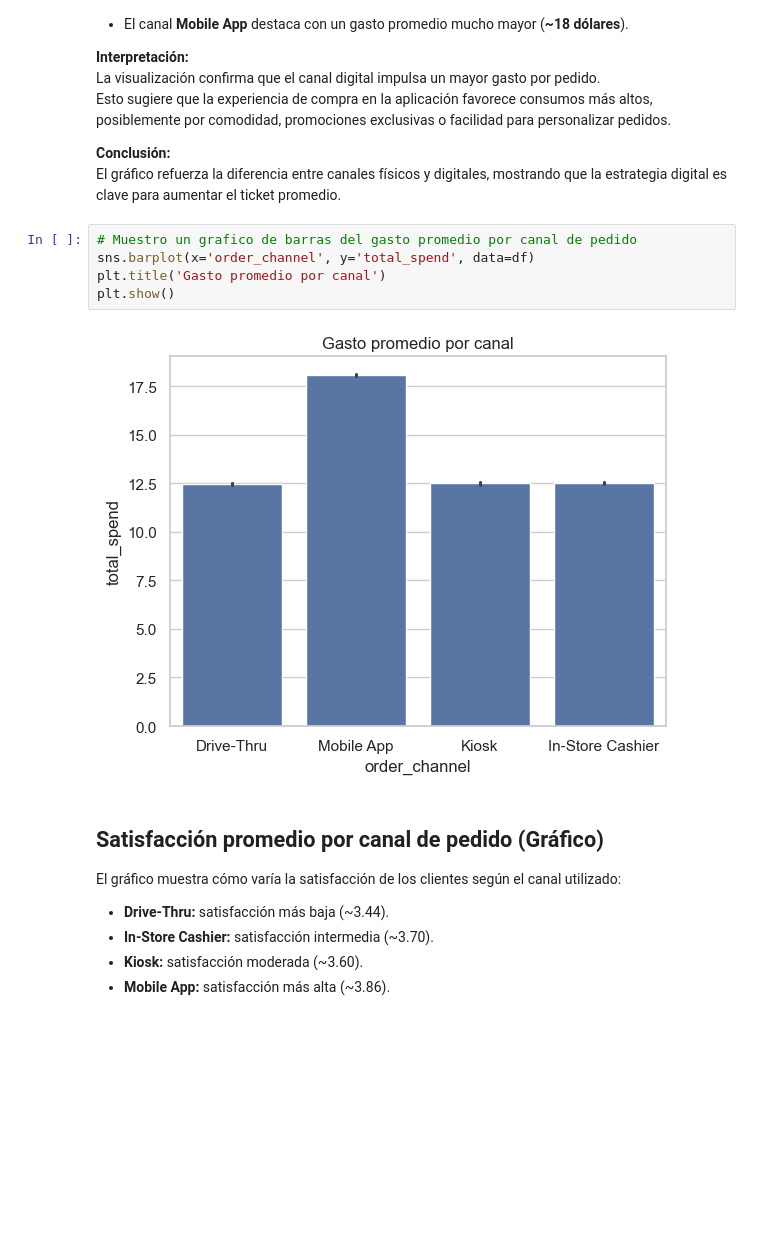
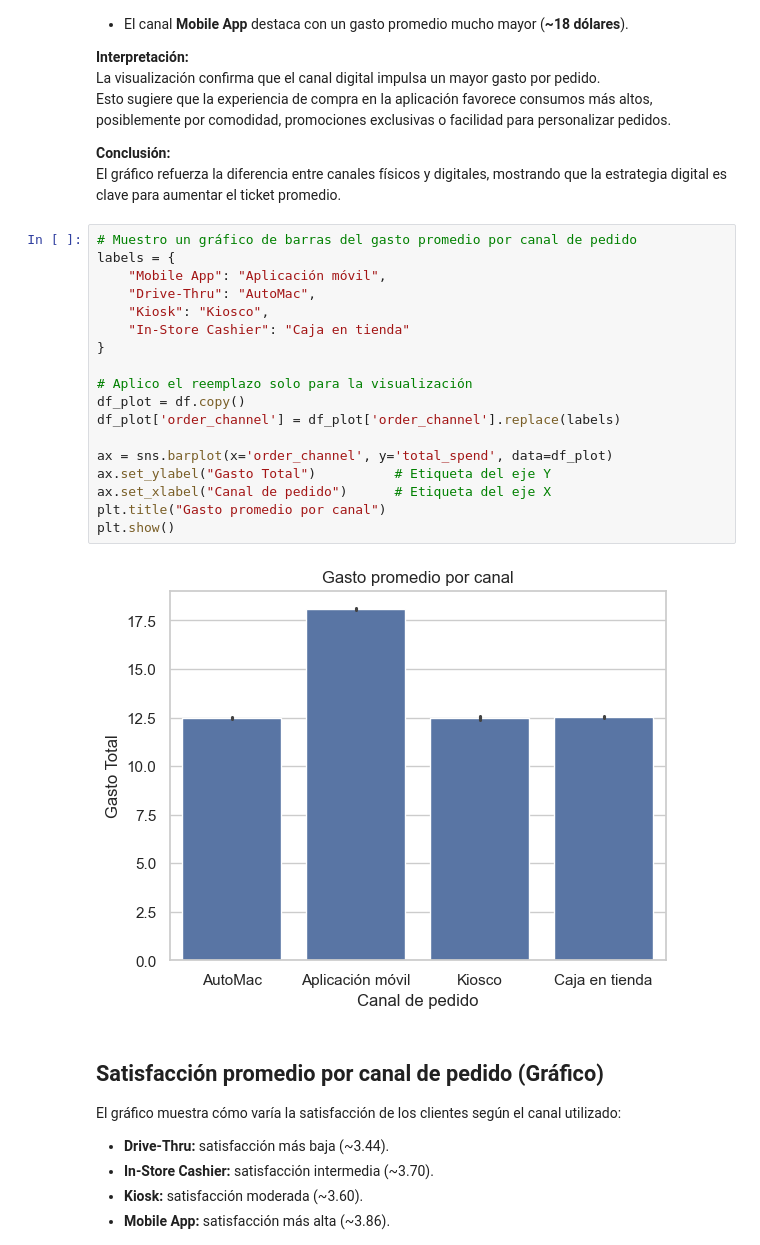
Before and after one commit to AgustinRodr/starbucks_analysis, a Jupyter notebook: notebooks/starbucks_analysis.ipynb, the cells around one changed output. Drawn from its saved outputs; the diff is of its cells as text; blank space fills up the shorter version.

```diff
--- a/notebooks/starbucks_analysis.ipynb
+++ b/notebooks/starbucks_analysis.ipynb
@@ -579,12 +580,25 @@ Esto sugiere que la experiencia de compra en la aplicación favorece consumos m
 **Conclusión:**
 El gráfico refuerza la diferencia entre canales físicos y digitales, mostrando que la estrategia digital es clave para aumentar el ticket promedio.
 # %%
-# Muestro un grafico de barras del gasto promedio por canal de pedido
-sns.barplot(x='order_channel', y='total_spend', data=df)
-plt.title('Gasto promedio por canal')
+# Muestro un gráfico de barras del gasto promedio por canal de pedido
+labels = {
+    "Mobile App": "Aplicación móvil",
+    "Drive-Thru": "AutoMac",
+    "Kiosk": "Kiosco",
+    "In-Store Cashier": "Caja en tienda"
+}
+
+# Aplico el reemplazo solo para la visualización
+df_plot = df.copy()
+df_plot['order_channel'] = df_plot['order_channel'].replace(labels)
+
+ax = sns.barplot(x='order_channel', y='total_spend', data=df_plot)
+ax.set_ylabel("Gasto Total")          # Etiqueta del eje Y
+ax.set_xlabel("Canal de pedido")      # Etiqueta del eje X
+plt.title("Gasto promedio por canal")
 plt.show()
 # %% [output]
-[figure, old version]
+[figure, new version]
 # %% [markdown]
 ## Satisfacción promedio por canal de pedido (Gráfico)
 
```
Also changed, not shown: parts of 4 cells of this notebook.
